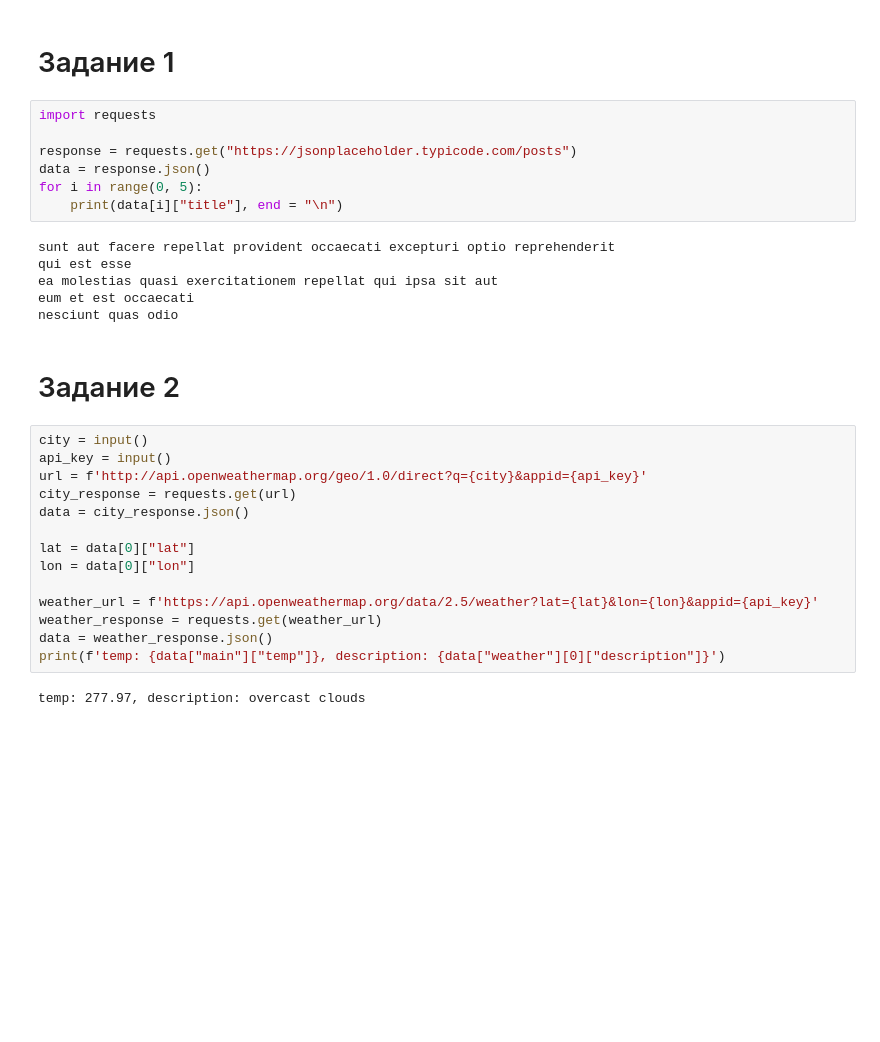
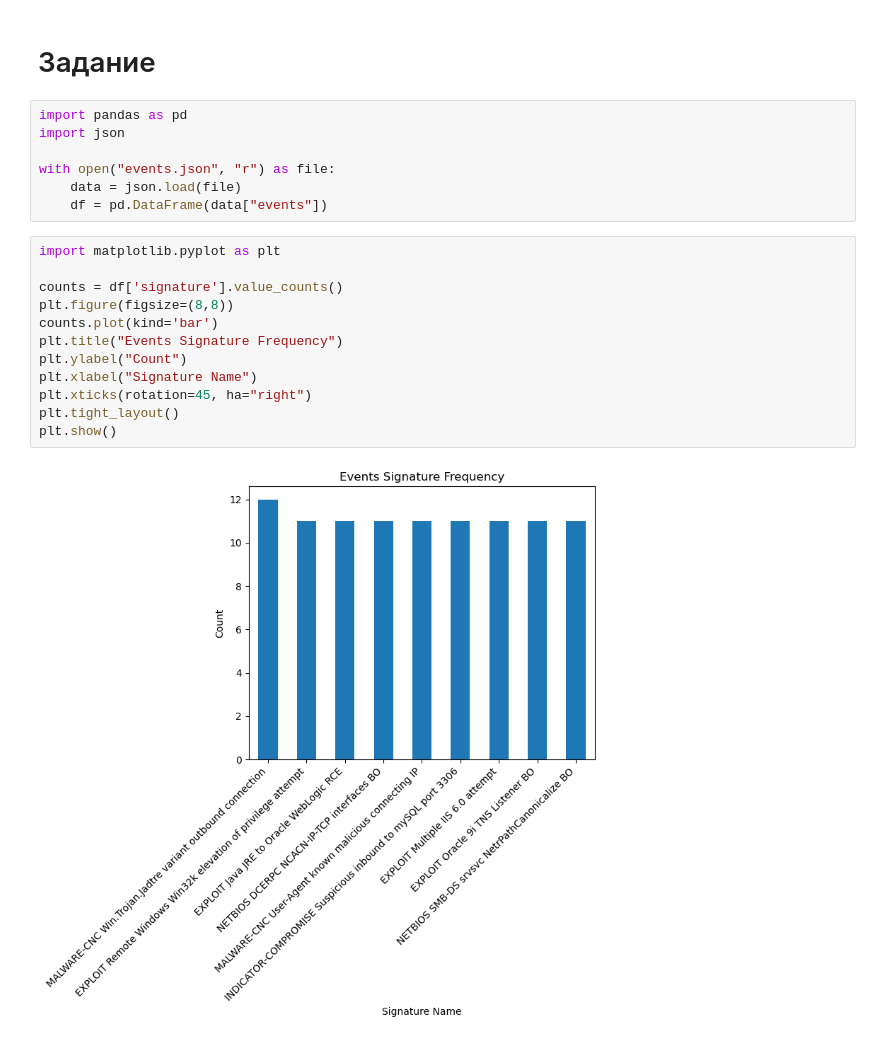
Before and after one commit to NikDevArt/python-programming, a Jupyter notebook: task.ipynb, the cells around one changed output. Drawn from its saved outputs; the diff is of its cells as text; blank space fills up the shorter version.

```diff
--- a/task.ipynb
+++ b/task.ipynb
@@ -1,33 +1,23 @@
 # %% [markdown]
-# Задание 1
+# Задание
-# %%
-import requests
-
-response = requests.get("https://jsonplaceholder.typicode.com/posts")
-data = response.json()
-for i in range(0, 5):
-    print(data[i]["title"], end = "\n")
-# %% [output]
-sunt aut facere repellat provident occaecati excepturi optio reprehenderit
-qui est esse
-ea molestias quasi exercitationem repellat qui ipsa sit aut
-eum et est occaecati
-nesciunt quas odio
-# %% [markdown]
-# Задание 2
-# %%
-city = input()
-api_key = input()
-url = f'http://api.openweathermap.org/geo/1.0/direct?q={city}&appid={api_key}'
-city_response = requests.get(url)
-data = city_response.json()
-
-lat = data[0]["lat"]
-lon = data[0]["lon"]
-
-weather_url = f'https://api.openweathermap.org/data/2.5/weather?lat={lat}&lon={lon}&appid={api_key}'
-weather_response = requests.get(weather_url)
-data = weather_response.json()
-print(f'temp: {data["main"]["temp"]}, description: {data["weather"][0]["description"]}')
-# %% [output]
-temp: 277.97, description: overcast clouds
+# %%
+import pandas as pd
+import json
+
+with open("events.json", "r") as file:
+    data = json.load(file)
+    df = pd.DataFrame(data["events"])
+# %%
+import matplotlib.pyplot as plt
+
+counts = df['signature'].value_counts()
+plt.figure(figsize=(8,8))
+counts.plot(kind='bar')
+plt.title("Events Signature Frequency")
+plt.ylabel("Count")
+plt.xlabel("Signature Name")
+plt.xticks(rotation=45, ha="right")
+plt.tight_layout()
+plt.show()
+# %% [output]
+[figure, added]
```
Also changed, not shown: 1 other file.
